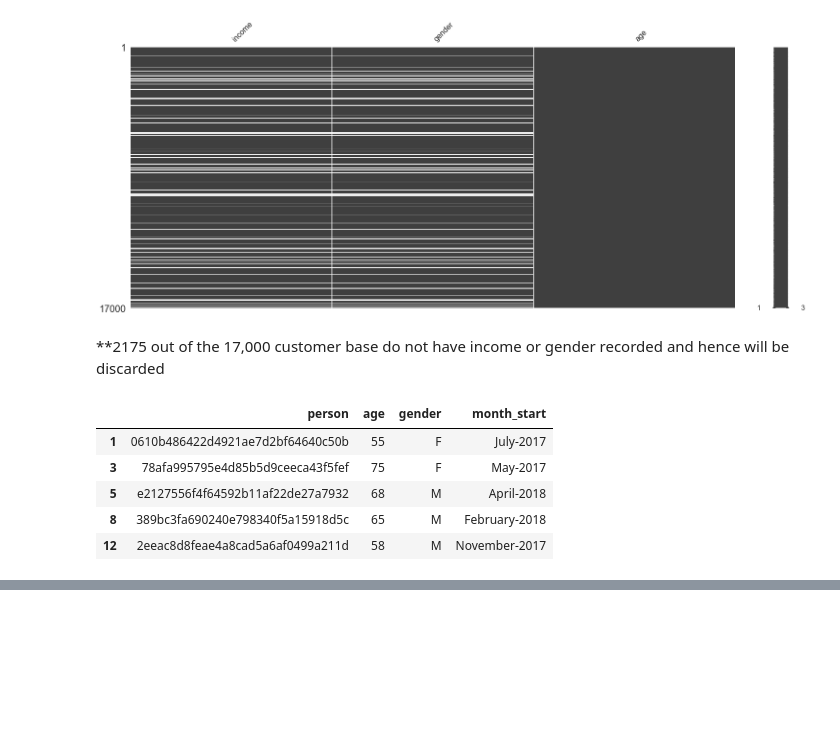
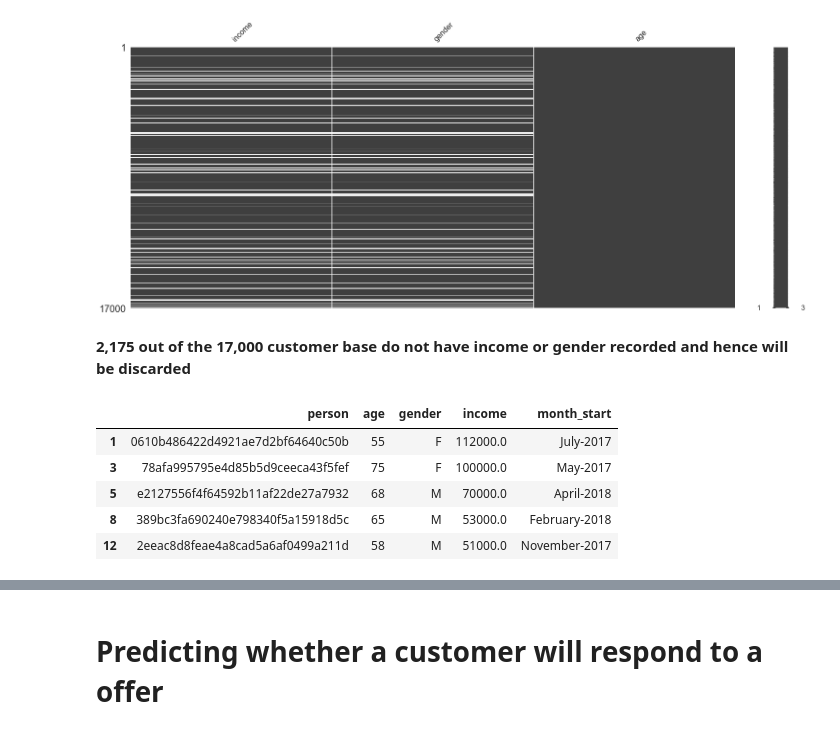
Before and after one commit to Moraut/DSND-Term-2, a Jupyter notebook: 04. Capstone Project/notebook/Starbucks_Capstone_notebook.ipynb, the cells around one changed output, grey strips where cells are left out. Cells and saved outputs as stored; diff of their text form; code cells hidden in the pictures; blank space fills up the shorter version.

```diff
--- a/04. Capstone Project/notebook/Starbucks_Capstone_notebook.ipynb
+++ b/04. Capstone Project/notebook/Starbucks_Capstone_notebook.ipynb
@@ -821,19 +802,19 @@ msno.matrix(per[['income','gender','age']])
 <matplotlib.axes._subplots.AxesSubplot at 0x...>
 [figure]
 # %% [markdown]
-**2175 out of the 17,000 customer base do not have income or gender recorded and hence will be discarded
+**2,175 out of the 17,000 customer base do not have income or gender recorded and hence will be discarded**
 # %%
 #Remove customers with missing gender or income information
 fil_profile = per.dropna(how='any')
-fil_profile = fil_profile[['id','age','gender', 'month_start']].rename(columns ={'id':'person'})
+fil_profile = fil_profile[['id','age','gender','income', 'month_start']].rename(columns ={'id':'person'})
 fil_profile.head(5)
 # %% [output]
-|  | person | age | gender | month_start |
-| 1 | 0610b486422d4921ae7d2bf64640c50b | 55 | F | July-2017 |
-| 3 | 78afa995795e4d85b5d9ceeca43f5fef | 75 | F | May-2017 |
-| 5 | e2127556f4f64592b11af22de27a7932 | 68 | M | April-2018 |
-| 8 | 389bc3fa690240e798340f5a15918d5c | 65 | M | February-2018 |
-| 12 | 2eeac8d8feae4a8cad5a6af0499a211d | 58 | M | November-2017 |
+|  | person | age | gender | income | month_start |
+| 1 | 0610b486422d4921ae7d2bf64640c50b | 55 | F | 112000.0 | July-2017 |
+| 3 | 78afa995795e4d85b5d9ceeca43f5fef | 75 | F | 100000.0 | May-2017 |
+| 5 | e2127556f4f64592b11af22de27a7932 | 68 | M | 70000.0 | April-2018 |
+| 8 | 389bc3fa690240e798340f5a15918d5c | 65 | M | 53000.0 | February-2018 |
+| 12 | 2eeac8d8feae4a8cad5a6af0499a211d | 58 | M | 51000.0 | November-2017 |
 # %%
 #Merge with offer data
 df_agg = df_3.merge(fil_profile, on = 'person', how='left')
@@ -859,3 +841,5 @@ df_agg_piv.head(5)
 | 2 | 0020c2b971eb4e9188eac86d93036a77 | 0.0 | 0.00 | 8.815 | 0.00 | ... |
 | 3 | 0020ccbbb6d84e358d3414a3ff76cffd | 0.0 | 14.53 | 0.000 | 0.00 | ... |
 | 4 | 003d66b6608740288d6cc97a6903f4f0 | 0.0 | 0.00 | 4.335 | 0.00 | ... |
+# %% [markdown]
+# Predicting whether a customer will respond to a offer
```
Also changed, not shown: parts of 19 cells of this notebook.
